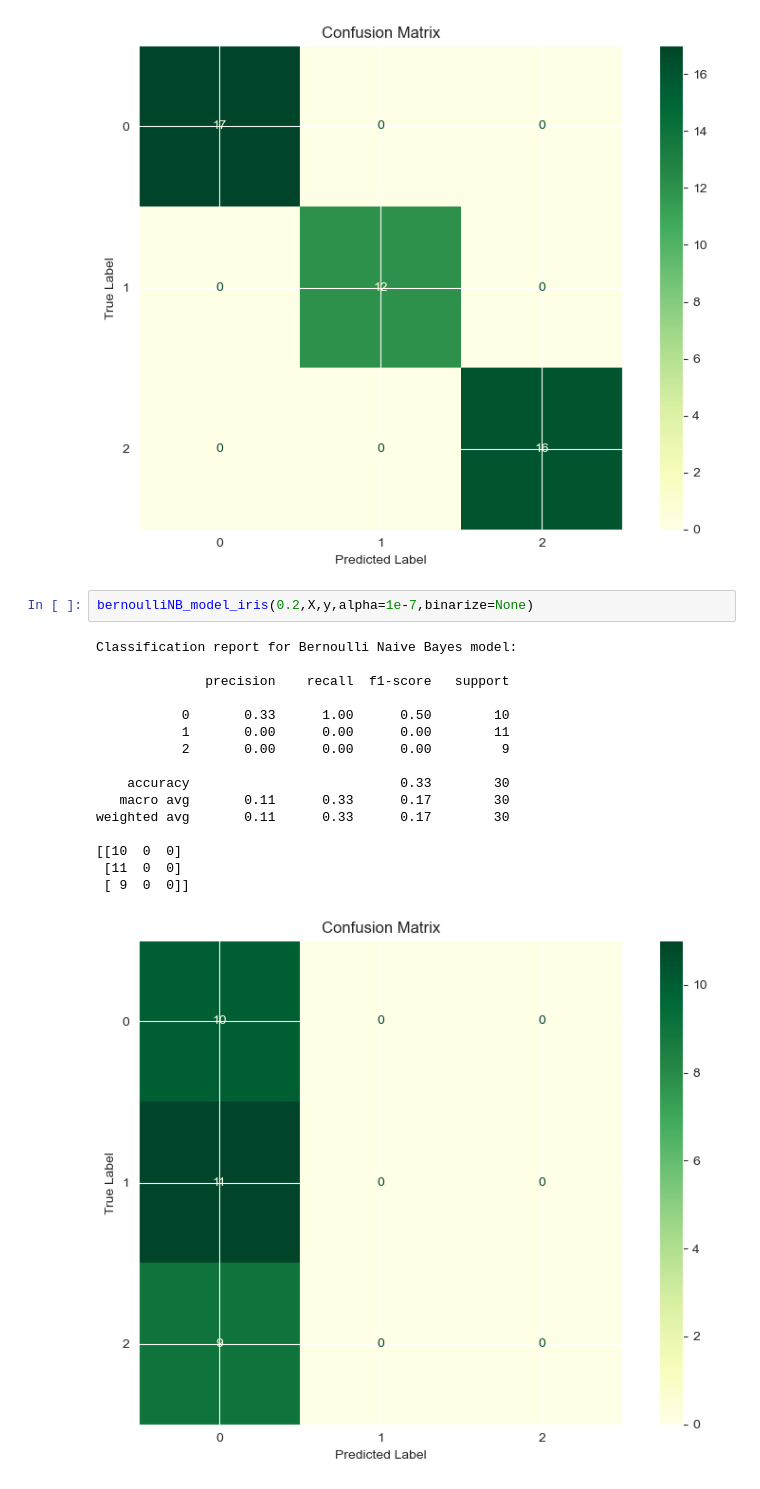
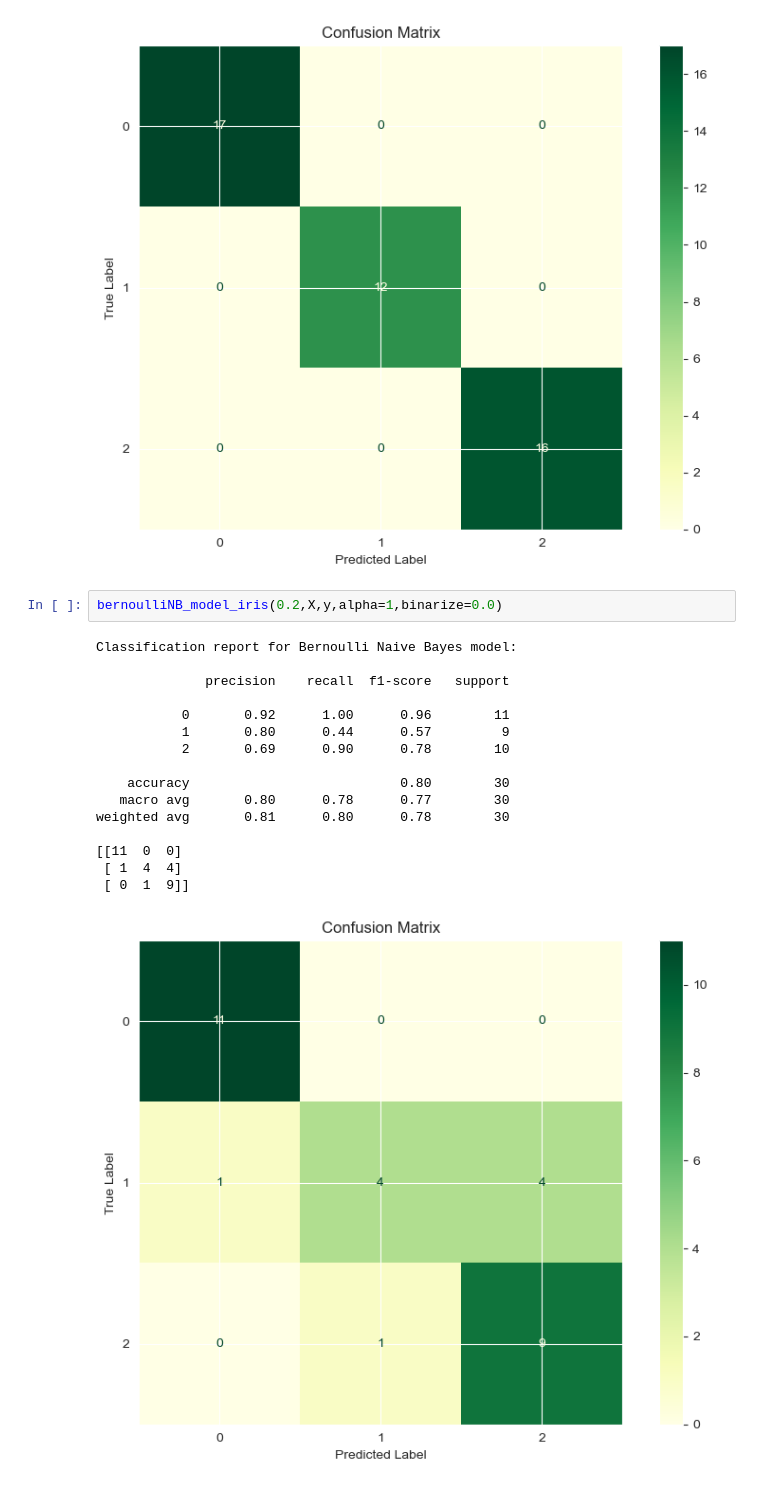
Before and after one commit to ayanokoji024/friendly-potato, a Jupyter notebook: Iris_Dataset_ML_Lab_Assignment_1_020.ipynb, the cells around one changed output. Drawn from its saved outputs; the diff is of its cells as text.

```diff
--- a/Iris_Dataset_ML_Lab_Assignment_1_020.ipynb
+++ b/Iris_Dataset_ML_Lab_Assignment_1_020.ipynb
@@ -317,21 +317,21 @@ weighted avg       1.00      1.00      1.00        45
  [ 0  0 16]]
 [figure]
 # %%
-bernoulliNB_model_iris(0.2,X,y,alpha=1e-7,binarize=None)
+bernoulliNB_model_iris(0.2,X,y,alpha=1,binarize=0.0)
 # %% [output]
 Classification report for Bernoulli Naive Bayes model:
 
               precision    recall  f1-score   support
 
-           0       0.33      1.00      0.50        10
-           1       0.00      0.00      0.00        11
-           2       0.00      0.00      0.00         9
+           0       0.92      1.00      0.96        11
+           1       0.80      0.44      0.57         9
+           2       0.69      0.90      0.78        10
 
-    accuracy                           0.33        30
-   macro avg       0.11      0.33      0.17        30
-weighted avg       0.11      0.33      0.17        30
+    accuracy                           0.80        30
+   macro avg       0.80      0.78      0.77        30
+weighted avg       0.81      0.80      0.78        30
 
-[[10  0  0]
- [11  0  0]
- [ 9  0  0]]
+[[11  0  0]
+ [ 1  4  4]
+ [ 0  1  9]]
-[figure, old version]
+[figure, new version]
```
Also changed, not shown: 1 other file.
